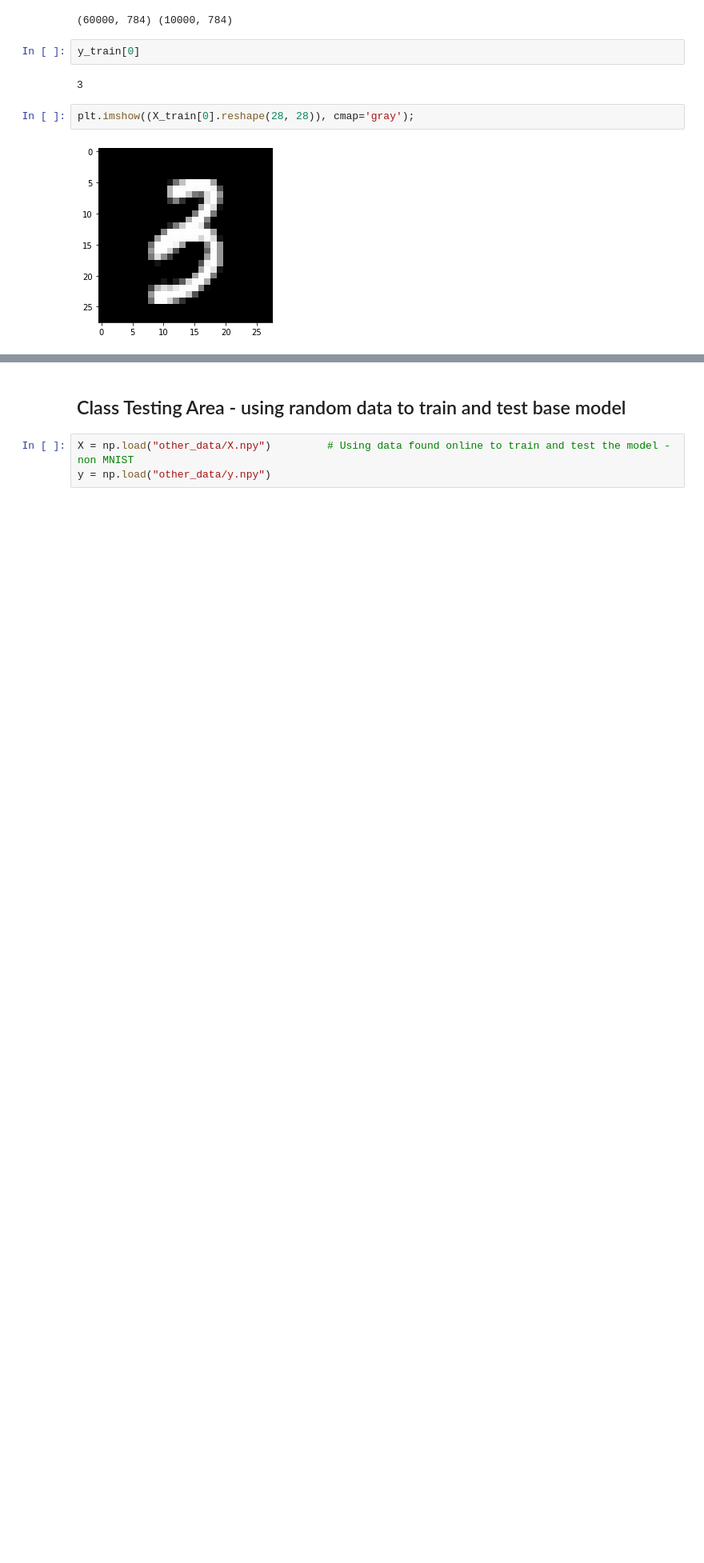
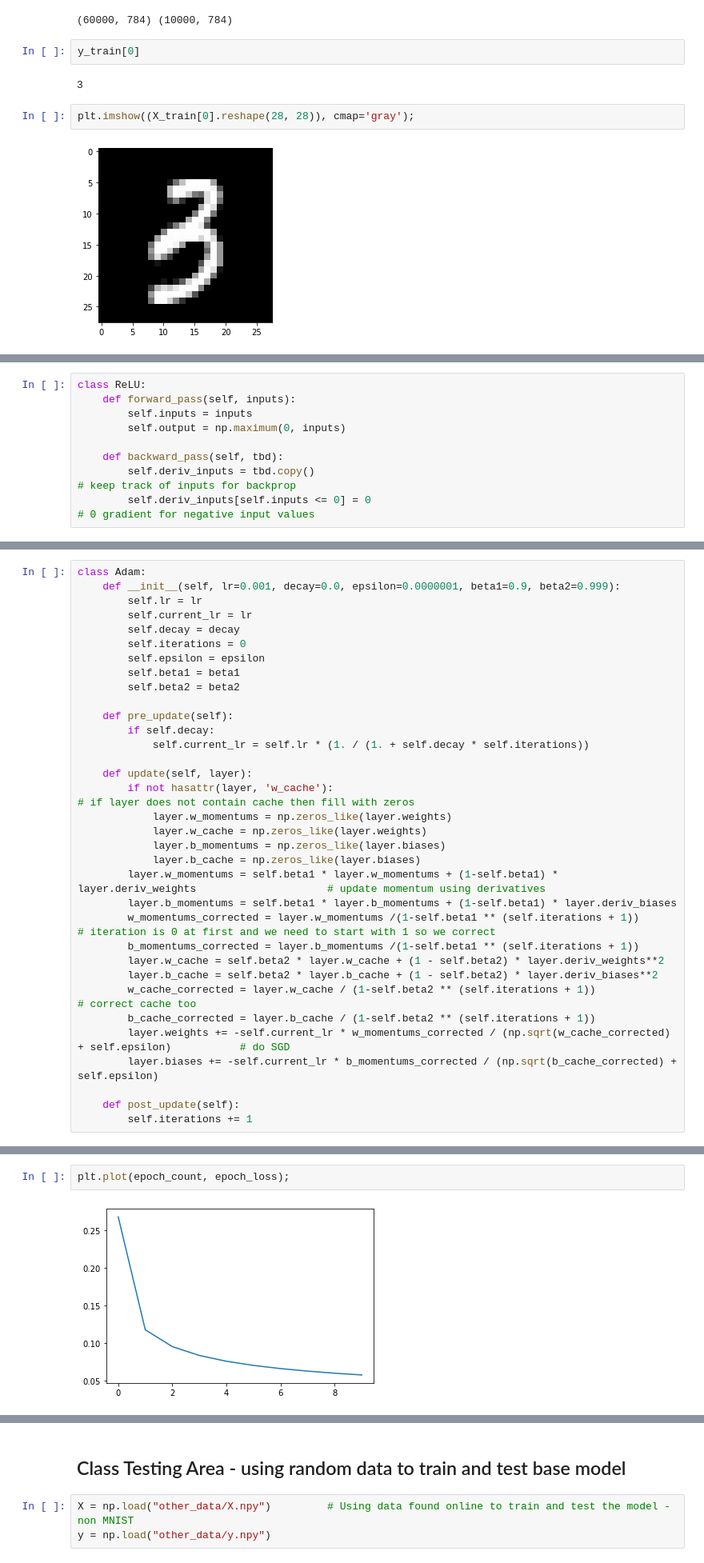
Before and after one commit to Assassinsarms/INM702_Coursework, a Jupyter notebook: T2Aaron_Mir_INM702_Task_2.ipynb, the cells around one changed output, grey strips where cells are left out. Shown at 80% size. Saved outputs shown, nothing was run; the diff lists cells and outputs as text; blank space fills up the shorter version.

```diff
--- a/T2Aaron_Mir_INM702_Task_2.ipynb
+++ b/T2Aaron_Mir_INM702_Task_2.ipynb
@@ -121,0 +131,9 @@ np.round(np.var(weights))
+# %%
+class ReLU:
+    def forward_pass(self, inputs):
+        self.inputs = inputs
+        self.output = np.maximum(0, inputs)
+
+    def backward_pass(self, tbd):
+        self.deriv_inputs = tbd.copy()                                                           # keep track of inputs for backprop
+        self.deriv_inputs[self.inputs <= 0] = 0                                                          # 0 gradient for negative input values
@@ -121,0 +236,34 @@ np.round(np.var(weights))
+# %%
+class Adam:
+    def __init__(self, lr=0.001, decay=0.0, epsilon=0.0000001, beta1=0.9, beta2=0.999):
+        self.lr = lr
+        self.current_lr = lr
+        self.decay = decay
+        self.iterations = 0
+        self.epsilon = epsilon
+        self.beta1 = beta1
+        self.beta2 = beta2
+
+    def pre_update(self):
+        if self.decay:
+            self.current_lr = self.lr * (1. / (1. + self.decay * self.iterations))
+
+    def update(self, layer):
+        if not hasattr(layer, 'w_cache'):                                                                                # if layer does not contain cache then fill with zeros
+            layer.w_momentums = np.zeros_like(layer.weights)
+            layer.w_cache = np.zeros_like(layer.weights)
+            layer.b_momentums = np.zeros_like(layer.biases)
+            layer.b_cache = np.zeros_like(layer.biases)
+        layer.w_momentums = self.beta1 * layer.w_momentums + (1-self.beta1) * layer.deriv_weights                     # update momentum using derivatives
+        layer.b_momentums = self.beta1 * layer.b_momentums + (1-self.beta1) * layer.deriv_biases
+        w_momentums_corrected = layer.w_momentums /(1-self.beta1 ** (self.iterations + 1))                              # iteration is 0 at first and we need to start with 1 so we correct
+        b_momentums_corrected = layer.b_momentums /(1-self.beta1 ** (self.iterations + 1))
+        layer.w_cache = self.beta2 * layer.w_cache + (1 - self.beta2) * layer.deriv_weights**2
+        layer.b_cache = self.beta2 * layer.b_cache + (1 - self.beta2) * layer.deriv_biases**2
+        w_cache_corrected = layer.w_cache / (1-self.beta2 ** (self.iterations + 1))                                     # correct cache too
+        b_cache_corrected = layer.b_cache / (1-self.beta2 ** (self.iterations + 1))
+        layer.weights += -self.current_lr * w_momentums_corrected / (np.sqrt(w_cache_corrected) + self.epsilon)           # do SGD
+        layer.biases += -self.current_lr * b_momentums_corrected / (np.sqrt(b_cache_corrected) + self.epsilon)
+
+    def post_update(self):
+        self.iterations += 1
@@ -121,0 +339,4 @@ np.round(np.var(weights))
+# %%
+plt.plot(epoch_count, epoch_loss);
+# %% [output]
+[figure, added]
```
Also changed, not shown: parts of 11 cells of this notebook.
